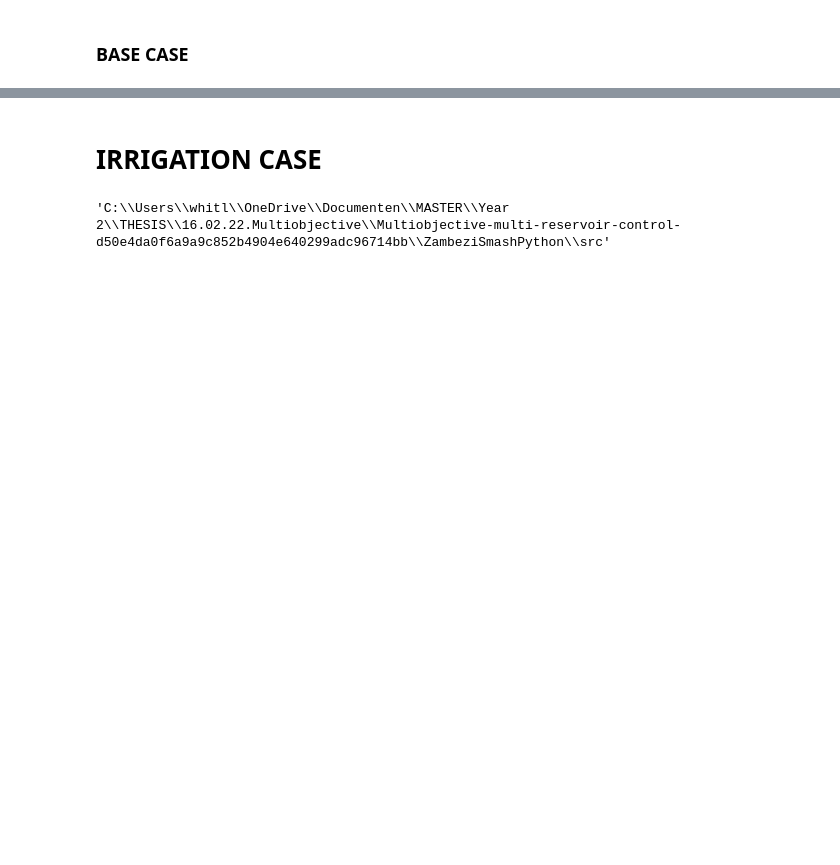
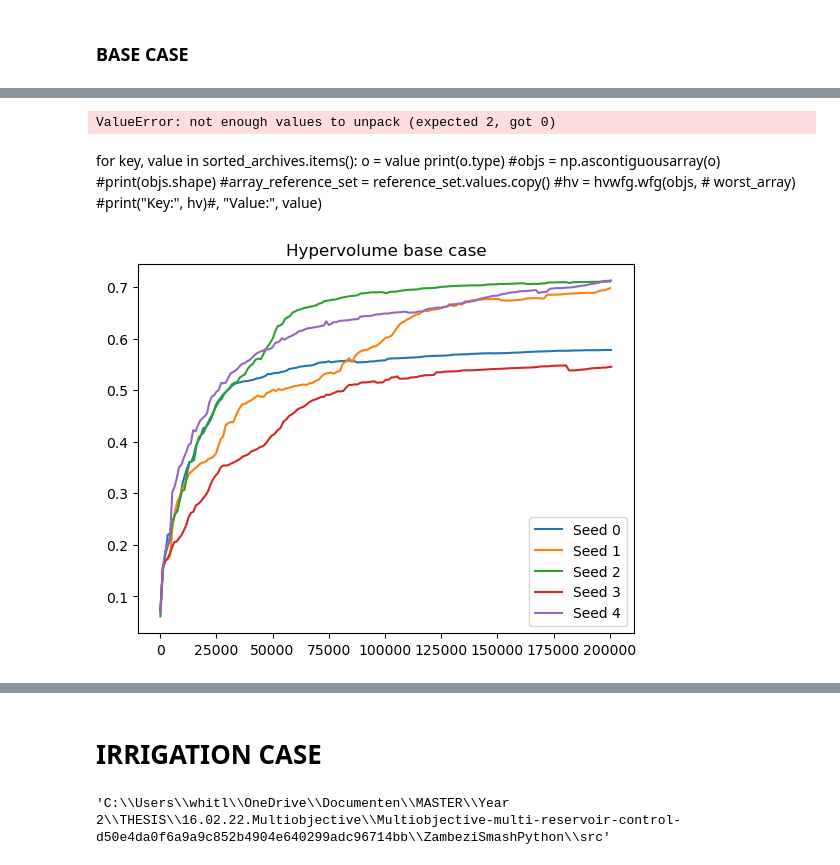
Before and after one commit to poeufs/16.02.22.Multiobjective, a Jupyter notebook: Multiobjective-multi-reservoir-control-d50e4da0f6a9a9c852b4904e640299adc96714bb/ZambeziSmashPython/notebooks/Convergence.ipynb, the cells around one changed output, grey strips where cells are left out. Cells and saved outputs as stored; diff of their text form; code cells hidden in the pictures; blank space fills up the shorter version.

```diff
--- a/Multiobjective-multi-reservoir-control-d50e4da0f6a9a9c852b4904e640299adc96714bb/ZambeziSmashPython/notebooks/Convergence.ipynb
+++ b/Multiobjective-multi-reservoir-control-d50e4da0f6a9a9c852b4904e640299adc96714bb/ZambeziSmashPython/notebooks/Convergence.ipynb
@@ -44,7 +53,9 @@ Run definition
 # %%
-nfe = 150000 #
-seeds = 1
-run_comment = 'BC_BaseCase'
+#Run definition
+
+nfe = 200000 #
+seeds = 5
+run_comment = 'BC'
 run_label = f"{run_comment}_{nfe}nfe_{seeds}seed"
 
 os.chdir(f'../runs/{run_label}')
@@ -95,5 +114,5 @@ for i in range(seeds):
 # %%
 # Define the reference list
-reference_set = epsilon_nondominated(results_list, [0.05] * len(model.outcomes), problem)  # [0.05]
-#print('reference_set', reference_set)
+reference_set = epsilon_nondominated(results_list, [0.4] * len(model.outcomes), problem)  # [0.05]
+len(reference_set)
 #print('reference_set type is', type(reference_set))
@@ -147,2 +414,47 @@ plt.show()
+# %%
+hvs_dicts = [hvs_dict_0, hvs_dict_1, hvs_dict_2, hvs_dict_3, hvs_dict_4]
+
+# Iterate through dictionaries and plot lines
+for i, hvs_dict in enumerate(hvs_dicts, start=1):
+    lists = hvs_dict.items()
+    x, y = zip(*lists)
+    plt.plot(x, y, label=f'Line {i-1}')
+
+# Show legend to differentiate between lines
+plt.legend()
+
+# Show the plot
+plt.show()
+# %% [output]
+ValueError: not enough values to unpack (expected 2, got 0)
+# %% [markdown]
+for key, value in sorted_archives.items():
+    o = value
+    print(o.type)
+    #objs = np.ascontiguousarray(o)
+    #print(objs.shape)
+    #array_reference_set = reference_set.values.copy()
+    #hv = hvwfg.wfg(objs,
+    #               worst_array)
+    #print("Key:", hv)#, "Value:", value)
+# %%
+norm_hvs_dicts = [norm_hvs_dict_0, norm_hvs_dict_1, norm_hvs_dict_2, norm_hvs_dict_3, norm_hvs_dict_4]
+
+# Iterate through dictionaries and plot lines
+for i, norm_hvs_dict in enumerate(norm_hvs_dicts, start=1):
+    lists = norm_hvs_dict.items()
+    x, y = zip(*lists)
+    plt.plot(x, y, label=f'Seed {i-1}')
+
+plt.legend()
+
+plt.title('Hypervolume base case')
+relative_path = '../../plots'
+filename = 'bc_hv.png'
+
+# Show the plot
+plt.show()
+# %% [output]
+[figure, added]
 # %%
 os.getcwd()
```
Also changed, not shown: parts of 72 cells of this notebook, 47 other files.
